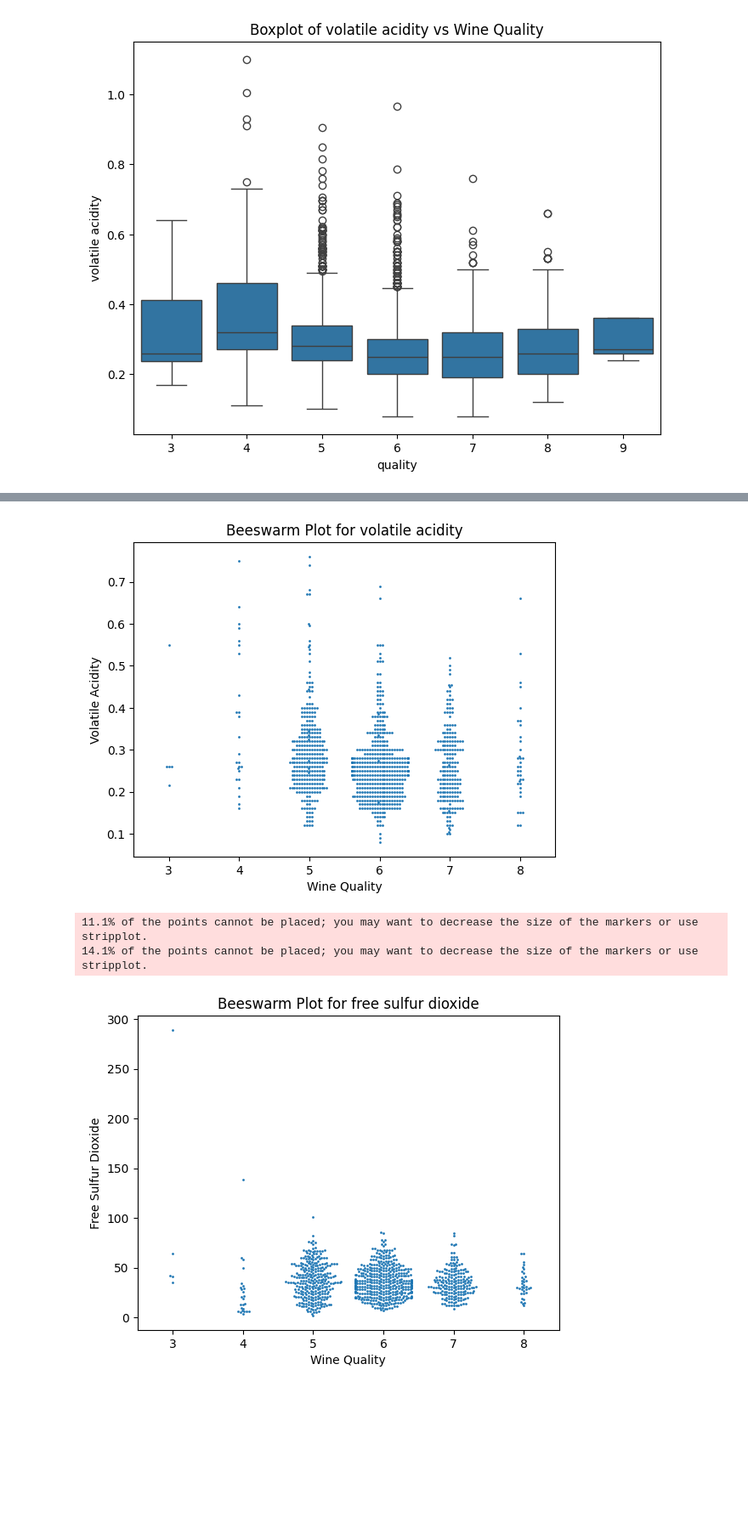
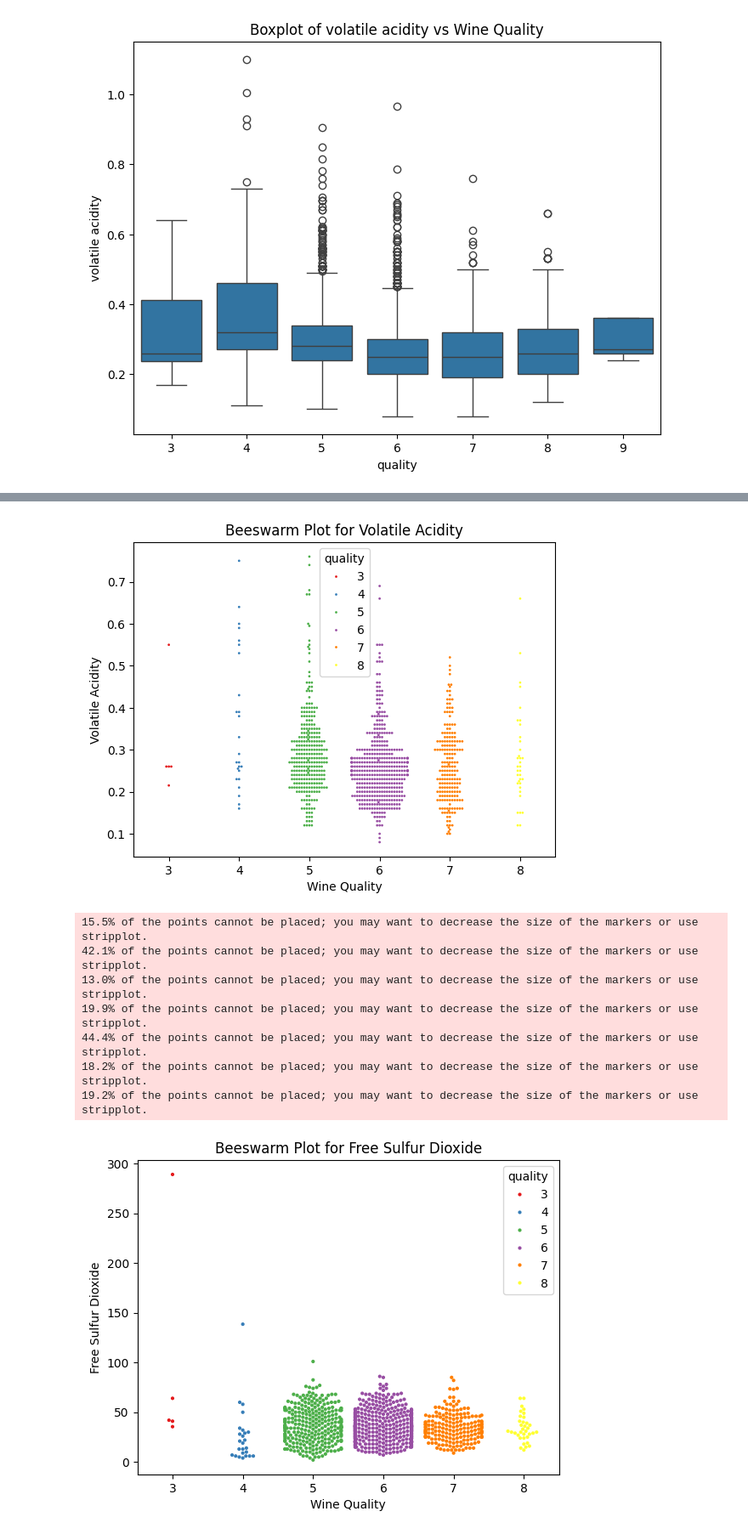
Before and after one commit to LacoutierePaul/TD4_ExplainabilityIA, a Jupyter notebook: main.ipynb, the cells around one changed output, grey strips where cells are left out. Shown at 85% size. Drawn from its saved outputs; the diff is of its cells as text; code cells hidden in the pictures; blank space fills up the shorter version.

Commit message:
Modification of beeswarn plot

```diff
--- a/main.ipynb
+++ b/main.ipynb
@@ -124,25 +123,26 @@ important_variables['quality'] = y_test
 
 # Plot the beeswarm plot
 plt.figure(figsize=(10, 6))
-sns.swarmplot(data=important_variables, x='quality', y='alcohol',size=3)
+
+# Beeswarm plot for alcohol
+sns.swarmplot(data=important_variables, x='quality', y='alcohol', size=3, hue='quality', palette='Set1')
 plt.xlabel('Wine Quality')
 plt.ylabel('Alcohol')
 plt.title('Beeswarm Plot of Alcohol vs Wine Quality')
 plt.show()
 
-
-# Beeswarm plot for Var2
-sns.swarmplot(x='quality', y='volatile acidity', data=important_variables,size=2)
+# Beeswarm plot for volatile acidity
+sns.swarmplot(x='quality', y='volatile acidity', data=important_variables, size=2, hue='quality', palette='Set1')
 plt.xlabel('Wine Quality')
 plt.ylabel('Volatile Acidity')
-plt.title('Beeswarm Plot for volatile acidity')
+plt.title('Beeswarm Plot for Volatile Acidity')
 plt.show()
 
-# Beeswarm plot for Var3
-sns.swarmplot(x='quality', y='free sulfur dioxide', data=important_variables,size=2)
+# Beeswarm plot for Free sulfur dioxide
+sns.swarmplot(x='quality', y='free sulfur dioxide', data=important_variables, size=3, hue='quality', palette='Set1')
 plt.xlabel('Wine Quality')
 plt.ylabel('Free Sulfur Dioxide')
-plt.title('Beeswarm Plot for free sulfur dioxide')
+plt.title('Beeswarm Plot for Free Sulfur Dioxide')
 plt.show()
 # %% [output]
 A value is trying to be set on a copy of a slice from a DataFrame.
@@ -153,5 +153,10 @@ See the caveats in the documentation: https://pandas.pydata.org/pandas-docs/stab
 6.5% of the points cannot be placed; you may want to decrease the size of the markers or use stripplot.
-[figure, old version]
+[figure, new version]
-11.1% of the points cannot be placed; you may want to decrease the size of the markers or use stripplot.
-14.1% of the points cannot be placed; you may want to decrease the size of the markers or use stripplot.
+15.5% of the points cannot be placed; you may want to decrease the size of the markers or use stripplot.
+42.1% of the points cannot be placed; you may want to decrease the size of the markers or use stripplot.
+13.0% of the points cannot be placed; you may want to decrease the size of the markers or use stripplot.
+19.9% of the points cannot be placed; you may want to decrease the size of the markers or use stripplot.
+44.4% of the points cannot be placed; you may want to decrease the size of the markers or use stripplot.
+18.2% of the points cannot be placed; you may want to decrease the size of the markers or use stripplot.
+19.2% of the points cannot be placed; you may want to decrease the size of the markers or use stripplot.
-[figure, old version]
+[figure, new version]
```
Also changed, not shown: parts of 5 cells of this notebook.
